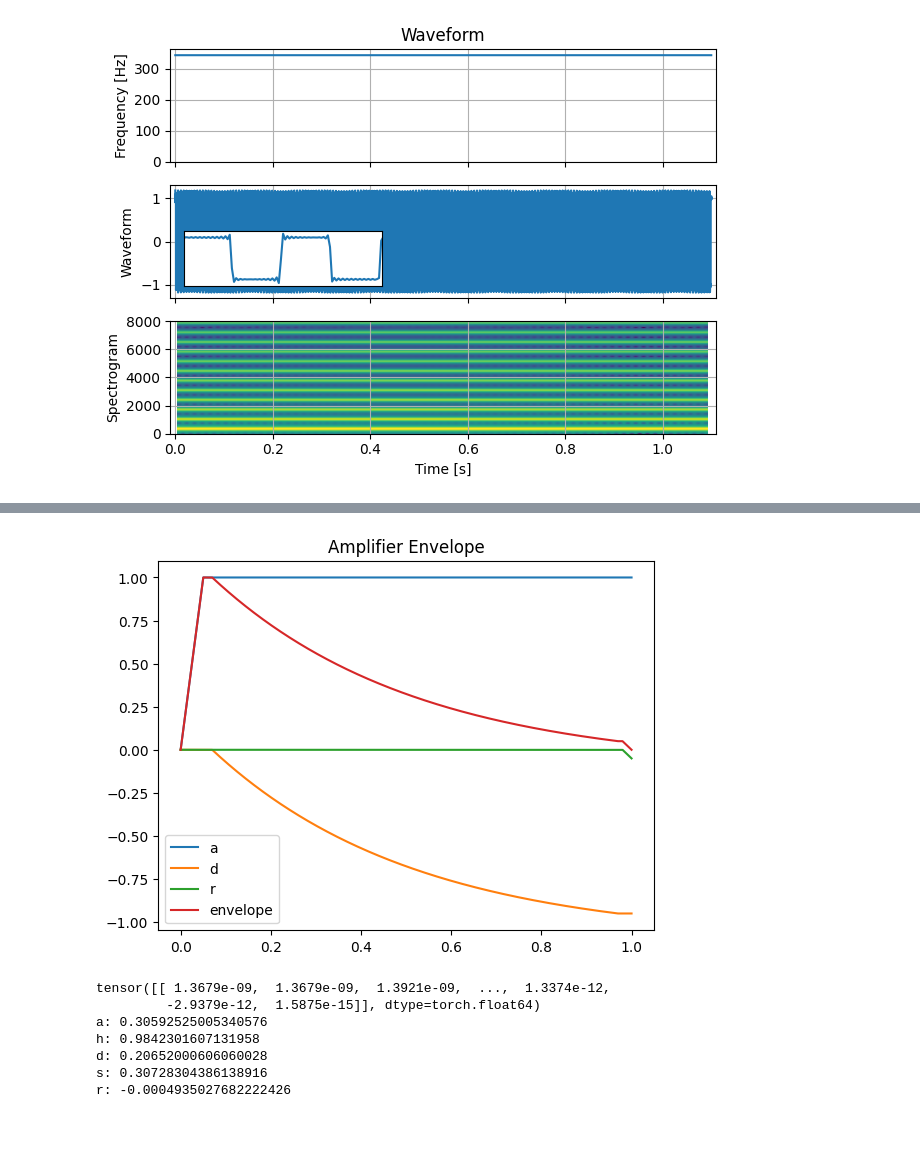
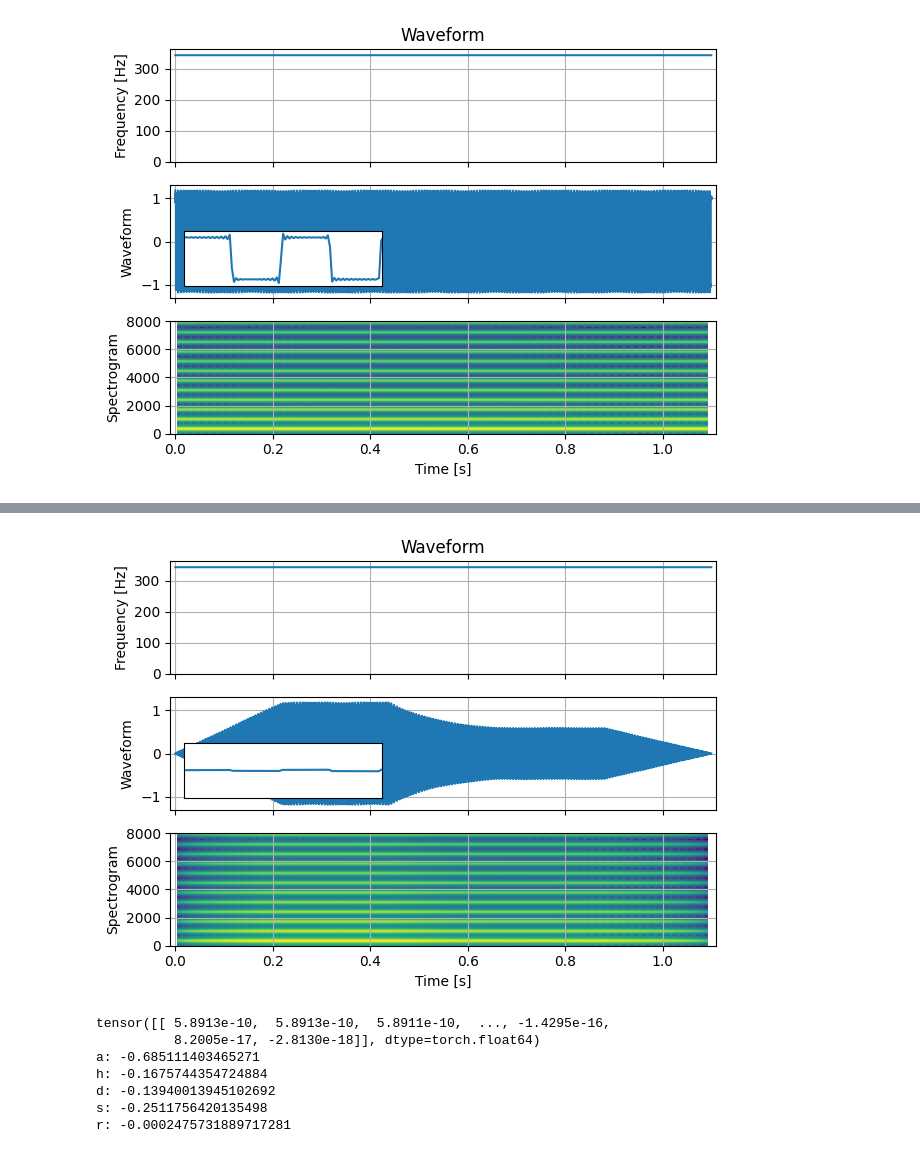
Before and after one commit to ryanchaiyakul/text2synth, a Jupyter notebook: demos/oscillator_demo.ipynb, the cells around one changed output, grey strips where cells are left out. Cells and saved outputs as stored; diff of their text form; code cells hidden in the pictures.

```diff
--- a/demos/oscillator_demo.ipynb
+++ b/demos/oscillator_demo.ipynb
@@ -96,0 +97,4 @@ plot(F0_FULL[0], amp_env(sq_osc(F0_FULL), amp_params)[0], SAMPLE_RATE, zoom=True
+# %%
+sample_wav = amp_env(sq_osc(F0_FULL), amp_params)
+plot(F0_FULL[0], sample_wav[0], SAMPLE_RATE, zoom=True)
+# %% [output]
@@ -97,27 +102,20 @@ plot(F0_FULL[0], amp_env(sq_osc(F0_FULL), amp_params)[0], SAMPLE_RATE, zoom=True
+[figure, added]
 # %%
 # Backwards
 F0_FULL = torch.full((1, NUM_FRAMES), F0, dtype=torch.float64, requires_grad=True)
-amp_params = {
-    'a': torch.tensor(0.05, requires_grad = True),
-    'h': torch.tensor(0.02, requires_grad = True),
-    'd':torch.tensor(0.9, requires_grad = True),
-    's':torch.tensor(0.05, requires_grad = True),
-    'r':torch.tensor(0.02, requires_grad = True)
-}
-# Phase increment per timestep
+amp_params = amp_env.get_params_dict(0.05, 0.02, 0.9, 0.05, 0.02, requires_grad=True)
+
 output = amp_env(sq_osc(F0_FULL), amp_params)
-target = torch.ones_like(output)  # Example target (e.g., target waveform)
-loss = torch.mean((output - target) ** 2)  # Loss (e.g., MSE loss)
+loss = torch.mean((output - sample_wav) ** 2)
 loss.backward()
 print(F0_FULL.grad)
 for k,v in amp_params.items():
     print("{}: {}".format(k, v.grad))
 # %% [output]
-[figure, removed]
-tensor([[ 1.3679e-09,  1.3679e-09,  1.3921e-09,  ...,  1.3374e-12,
-         -2.9379e-12,  1.5875e-15]], dtype=torch.float64)
-a: 0.30592525005340576
-h: 0.9842301607131958
-d: 0.20652000606060028
-s: 0.30728304386138916
-r: -0.0004935027682222426
+tensor([[ 5.8913e-10,  5.8913e-10,  5.8911e-10,  ..., -1.4295e-16,
+          8.2005e-17, -2.8130e-18]], dtype=torch.float64)
+a: -0.685111403465271
+h: -0.1675744354724884
+d: -0.13940013945102692
+s: -0.2511756420135498
+r: -0.0002475731889717281
```
Also changed, not shown: parts of 4 cells of this notebook, 31 other files.
